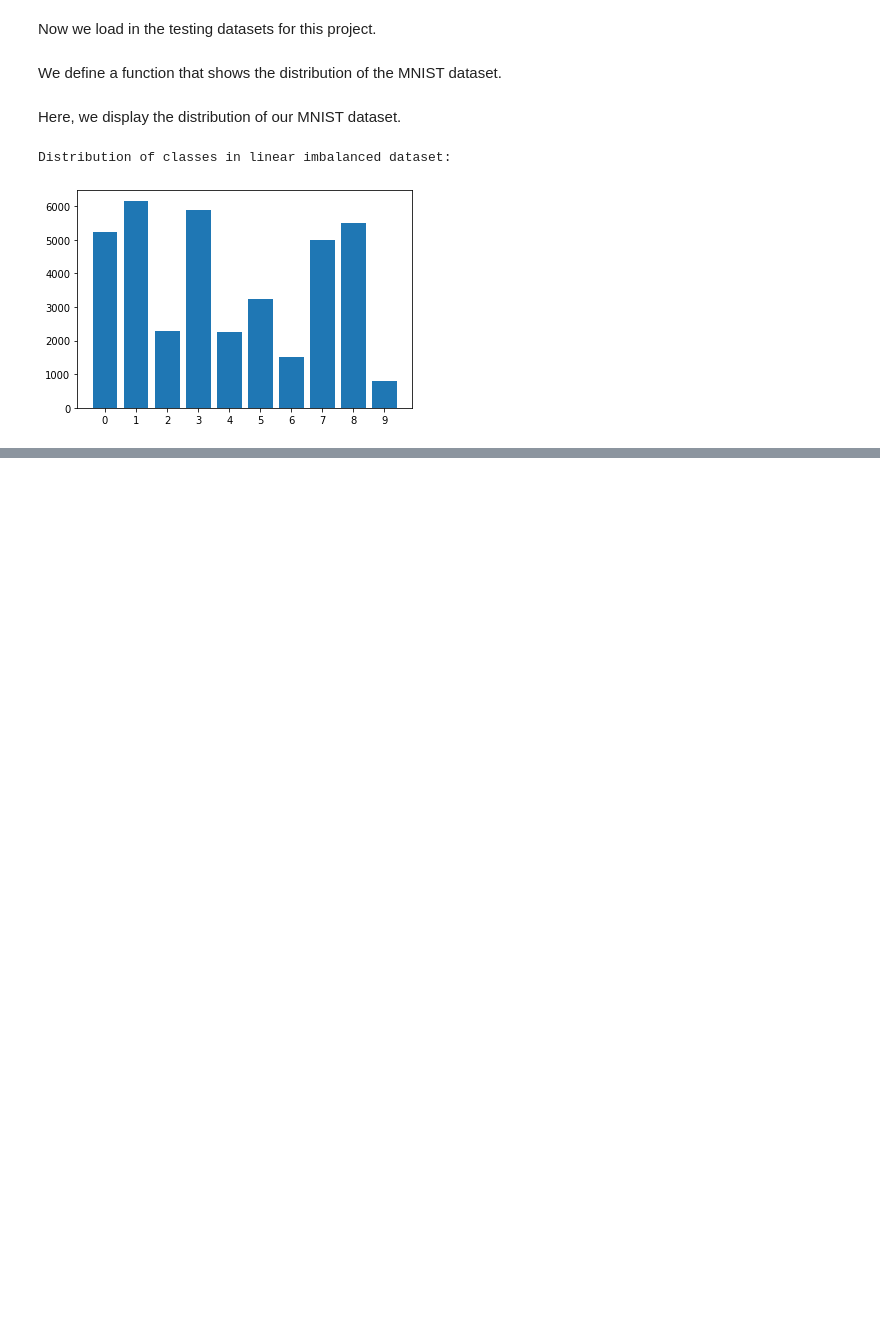
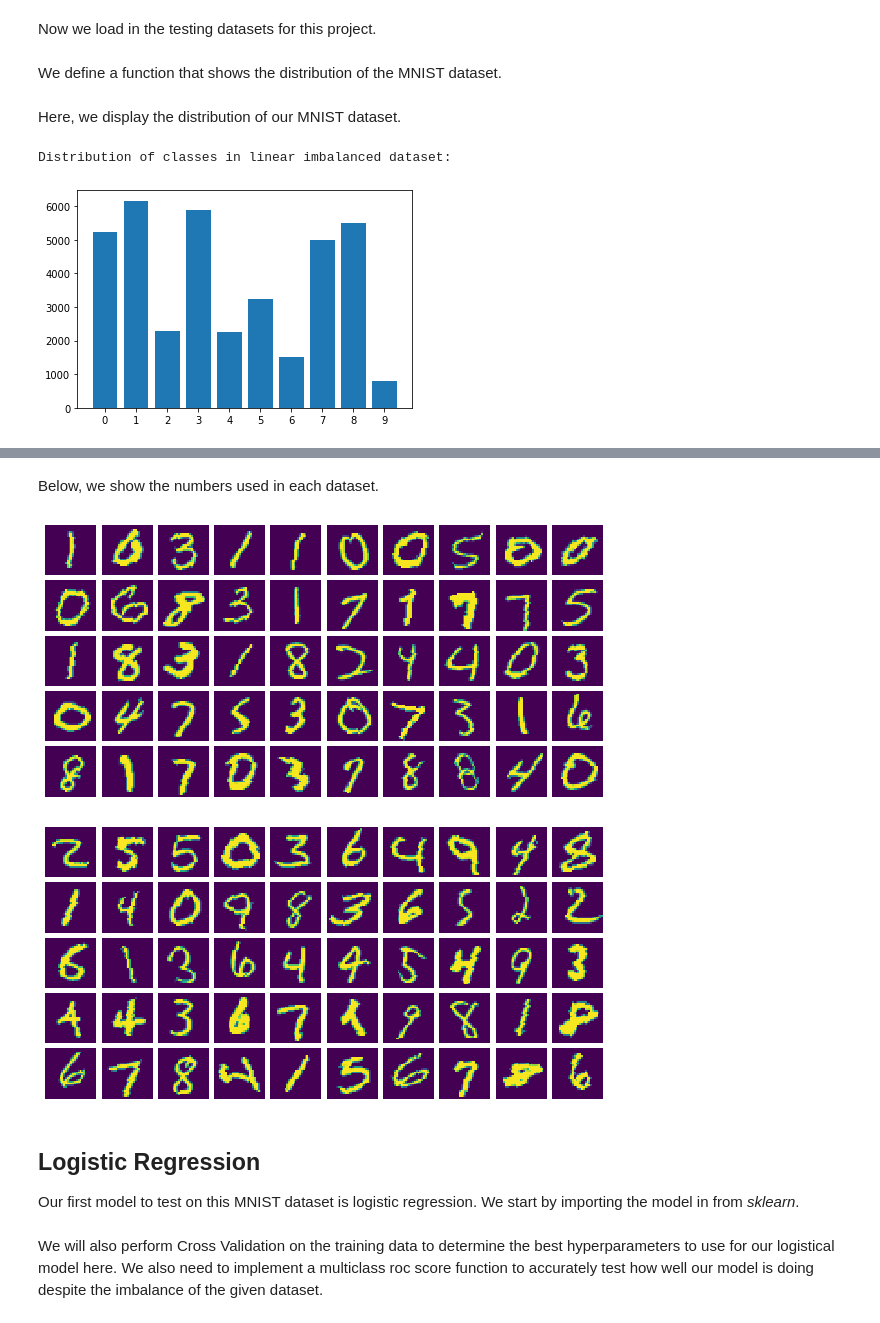
Before and after one commit to iamjeffx/CSCE-421, a Jupyter notebook: Project/Project.ipynb, the cells around one changed output, grey strips where cells are left out. Cells and saved outputs as stored; diff of their text form; code cells hidden in the pictures; blank space fills up the shorter version.

Commit message:
Base logistic code added

```diff
--- a/Project/Project.ipynb
+++ b/Project/Project.ipynb
@@ -54,3 +87,13 @@ imbalanced_step_train_loader = torch.utils.data.DataLoader(imbalanced_step_train
+# %%
+X_step = []
+y_step = []
+
+for data in imbalanced_step_train_dataset:
+    X_step.append(np.array(data[0]).flatten())
+    y_step.append(int(data[1]))
+
+X_step = np.array(X_linear)
+y_step = np.array(y_step)
 # %% [markdown]
 Now we load in the testing datasets for this project.
 # %%
@@ -59,7 +102,17 @@ test_loader = torch.utils.data.DataLoader(test_dataset, batch_size=test_batch_si
+# %%
+X_test = []
+y_test = []
+
+for data in test_dataset:
+    X_test.append(np.array(data[0]).flatten())
+    y_test.append(int(data[1]))
+
+X_test = np.array(X_test)
+y_test = np.array(y_test)
 # %% [markdown]
 We define a function that shows the distribution of the MNIST dataset.
 # %%
-def show_mnist(arr, nrow=nrow, ncol=ncol, figsize=None):
+def show_mnist(arr, nrow=args.nrow, ncol=args.ncol, figsize=None):
     if figsize is None:
         figsize = (ncol, nrow)
 
@@ -93,0 +160,16 @@ Distribution of classes in linear imbalanced dataset:
+# %% [markdown]
+Below, we show the numbers used in each dataset.
+# %%
+for data, _ in imbalanced_linear_train_loader:
+    show_mnist(data)
+    break
+
+for data, _ in imbalanced_step_train_loader:
+    show_mnist(data)
+    break
+# %% [output]
+[figure, added]
+[figure, added]
+# %% [markdown]
+## Logistic Regression
+Our first model to test on this MNIST dataset is logistic regression. We start by importing the model in from *sklearn*.
@@ -93,0 +179,2 @@ Distribution of classes in linear imbalanced dataset:
+# %% [markdown]
+We will also perform Cross Validation on the training data to determine the best hyperparameters to use for our logistical model here. We also need to implement a multiclass roc score function to accurately test how well our model is doing despite the imbalance of the given dataset.
```
Also changed, not shown: parts of 19 cells of this notebook, 7 other files.
